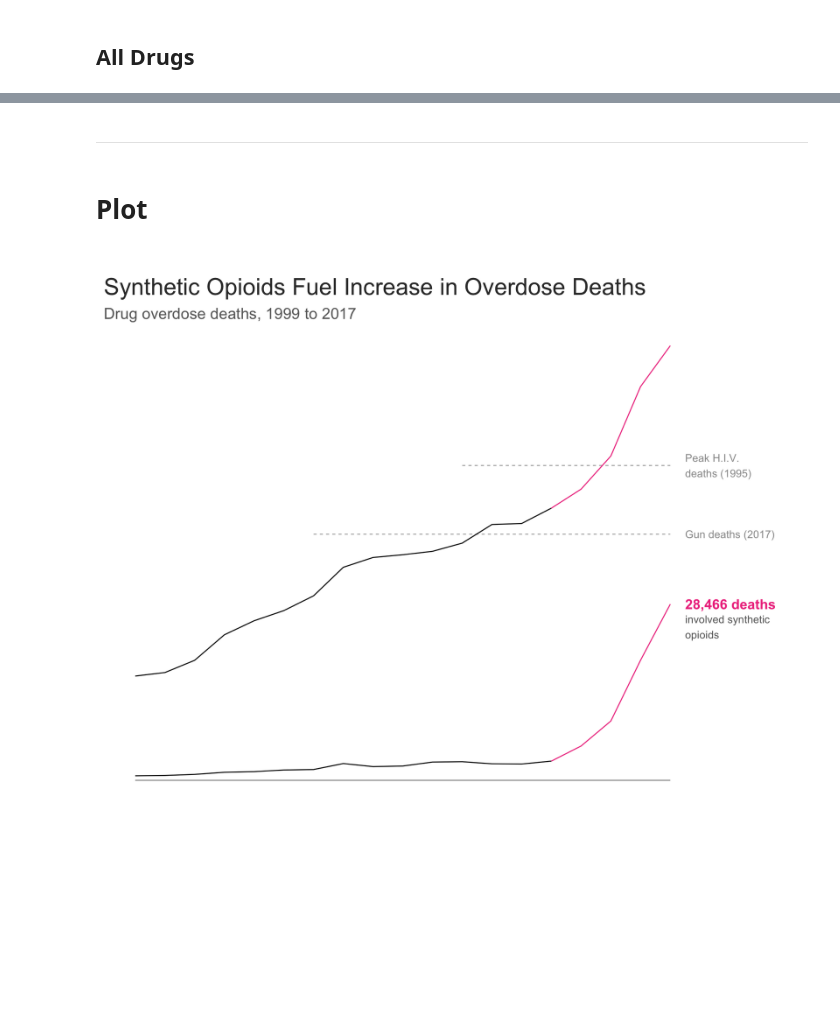
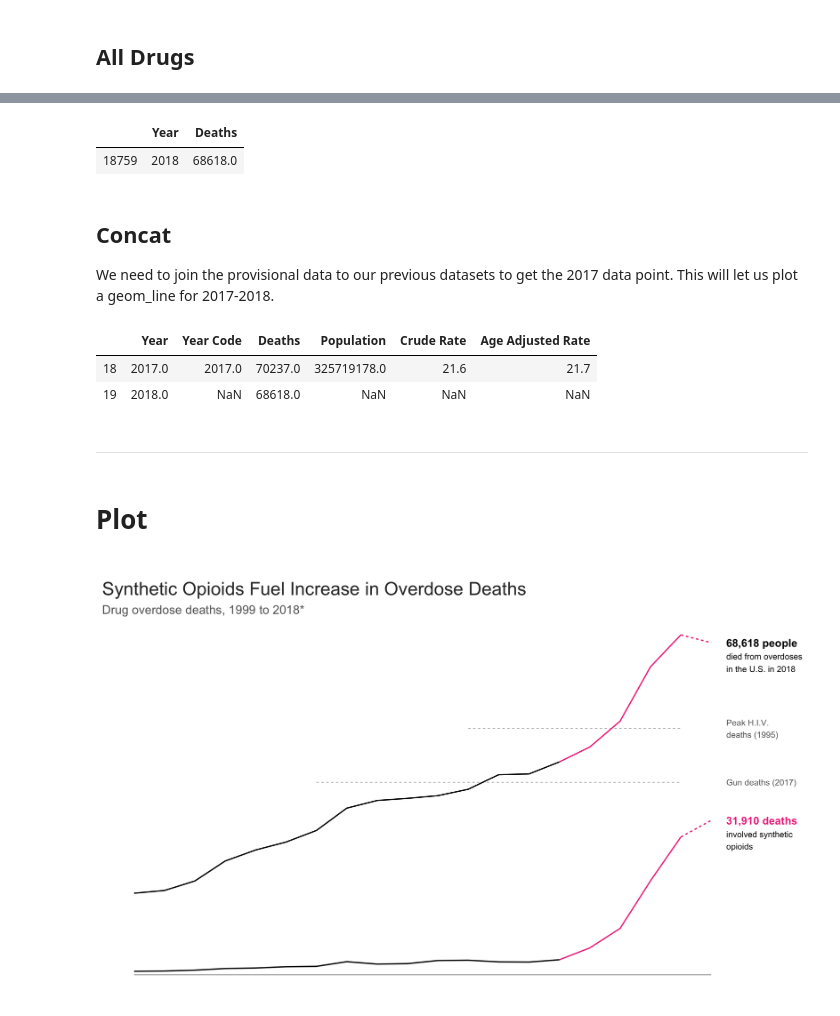
Before and after one commit to nithish08/opioids, a Jupyter notebook: src/MS-fentanyl-rise.ipynb, the cells around one changed output, grey strips where cells are left out. Drawn from its saved outputs; the diff is of its cells as text; code cells hidden in the pictures; blank space fills up the shorter version.

Commit message:
Finished very rough draft of overdose-increase figure

```diff
--- a/src/MS-fentanyl-rise.ipynb
+++ b/src/MS-fentanyl-rise.ipynb
@@ -79,5 +171,32 @@ drugs_post2014 = drugs[14:]
+# %%
+# Selects final cols we want
+synth2018 = synth2018[["Year", "Deaths"]]
+all2018 = all2018[["Year", "Deaths"]]
+
+all2018
+# %% [output]
+|  | Year | Deaths |
+| 18759 | 2018 | 68618.0 |
+# %% [markdown]
+## Concat
+
+We need to join the provisional data to our previous datasets to get the 2017 data point. This will let us plot a geom_line for 2017-2018.
+# %%
+# Concatenate frames
+synth_all = pd.concat([synthetic, synth2018], sort=False, ignore_index=True)
+drugs_all = pd.concat([drugs, all2018], sort=False, ignore_index=True)
+# %%
+# Split off 2017-18 data points
+synth_new = synth_all[-2:]
+all_new = drugs_all[-2:]
+
+all_new
+# %% [output]
+|  | Year | Year Code | Deaths | Population | Crude Rate | Age Adjusted Rate |
+| 18 | 2017.0 | 2017.0 | 70237.0 | 325719178.0 | 21.6 | 21.7 |
+| 19 | 2018.0 | NaN | 68618.0 | NaN | NaN | NaN |
 # %% [markdown]
----------------
+---------------------
 # %% [markdown]
 # Plot
 # %%
@@ -99,45 +222,60 @@ theme_custom <- theme(panel.grid.major = element_blank(),
 
 # Colours
 highlight = "violetred2"
+lwidth = 0.8
 # %%
-%%R -h 8 -w 10 -u in -r 200
+%%R -h 8 -w 13 -u in -r 200
+
 
 # Base
 q <- ggplot()
 
 # AIDS horizontal ref
 q <- q + geom_segment(aes(x = 2010, y = 50877, xend = 2017, yend = 50877), linetype = "33", colour = "grey70")
-q <- q + annotate("text", label = "Peak H.I.V.\ndeaths (1995)", x = 2017.5, y = 50877, hjust = 0, colour = "grey60")
+q <- q + annotate("text", label = "Peak H.I.V.\ndeaths (1995)", x = 2018.5, y = 50877, hjust = 0, colour = "grey40")
 
 # 2017 Gun deaths horizontal ref
 q <- q + geom_segment(aes(x = 2005, y = 39773, xend = 2017, yend = 39773), linetype = "33", colour = "grey70")
-q <- q + annotate("text", label = "Gun deaths (2017)", x = 2017.5, y = 39773, hjust = 0, colour = "grey60")
+q <- q + annotate("text", label = "Gun deaths (2017)", x = 2018.5, y = 39773, hjust = 0, colour = "grey40")
 
-# Pre-2014 lines
-q <- q + geom_line(aes(x = Year, y = Deaths), data = drugs_pre2014)
-q <- q + geom_line(aes(x = Year, y = Deaths), data = synthetic_pre2014)
+# 1999-2014 data
+q <- q + geom_line(aes(x = Year, y = Deaths), data = drugs_pre2014, size = lwidth)
+q <- q + geom_line(aes(x = Year, y = Deaths), data = synthetic_pre2014, size = lwidth)
 
-# Post-2014 lines
-q <- q + geom_line(aes(x = Year, y = Deaths), data = drugs_post2014, colour = highlight)
-q <- q + geom_line(aes(x = Year, y = Deaths), data = synthetic_post2014, colour = highlight)
+# 2014-2017 data
+q <- q + geom_line(aes(x = Year, y = Deaths), data = drugs_post2014, colour = highlight, size = lwidth)
+q <- q + geom_line(aes(x = Year, y = Deaths), data = synthetic_post2014, colour = highlight, size = lwidth)
 
-# Annotations
-q <- q + annotate("text", label = "28,466 deaths", x = 2017.5, y = 28466, hjust = 0, fontface = "bold", size = 5,
+# Provisional 2018 data
+q <- q + geom_line(aes(x = Year, y = Deaths), data = all_new, colour = highlight, linetype = "22", size = lwidth)
+q <- q + geom_line(aes(x = Year, y = Deaths), data = synth_new, colour = highlight, linetype = "22", size = lwidth)
+
+
+##################################################
+
+
+# Synthetic deaths annotation
+q <- q + annotate("text", label = "31,910 deaths", x = 2018.5, y = 31910, hjust = 0, fontface = "bold", size = 5,
                   colour = highlight)
-q <- q + annotate("text", label = "involved synthetic\nopioids", x = 2017.5, y = 24800, hjust = 0,
-                  colour = "grey40")
+q <- q + annotate("text", label = "involved synthetic\nopioids", x = 2018.5, y = 27800, hjust = 0)
+
+# Total deaths annotation
+q <- q + annotate("text", label = "68,618 people", x = 2018.5, y = 68618, hjust = 0, fontface = "bold", size = 5)
+q <- q + annotate("text", label = "died from overdoses", x = 2018.5, y = 65800, hjust = 0)
+q <- q + annotate("text", label = "in the U.S. in 2018", x = 2018.5, y = 63200, hjust = 0)
+
 
 # Titles
 q <- q + labs(title = "\nSynthetic Opioids Fuel Increase in Overdose Deaths")
-q <- q + labs(subtitle = "Drug overdose deaths, 1999 to 2017")
+q <- q + labs(subtitle = "Drug overdose deaths, 1999 to 2018*")
 
 # Axes
 q <- q + scale_x_continuous(limits = c(1999, 2020), labels = NULL)
-q <- q + geom_segment(aes(x = 1999, y = 0, xend = 2017, yend = 0), colour = "grey40", alpha = 0.7)
+q <- q + geom_segment(aes(x = 1999, y = 0, xend = 2018, yend = 0), colour = "grey40", alpha = 0.7)
 
 # Themes
 q <- q + theme_minimal() + theme_custom
 
 q
 # %% [output]
-[figure, old version]
+[figure, new version]
```
Also changed, not shown: parts of 18 cells of this notebook, 1 other file.
